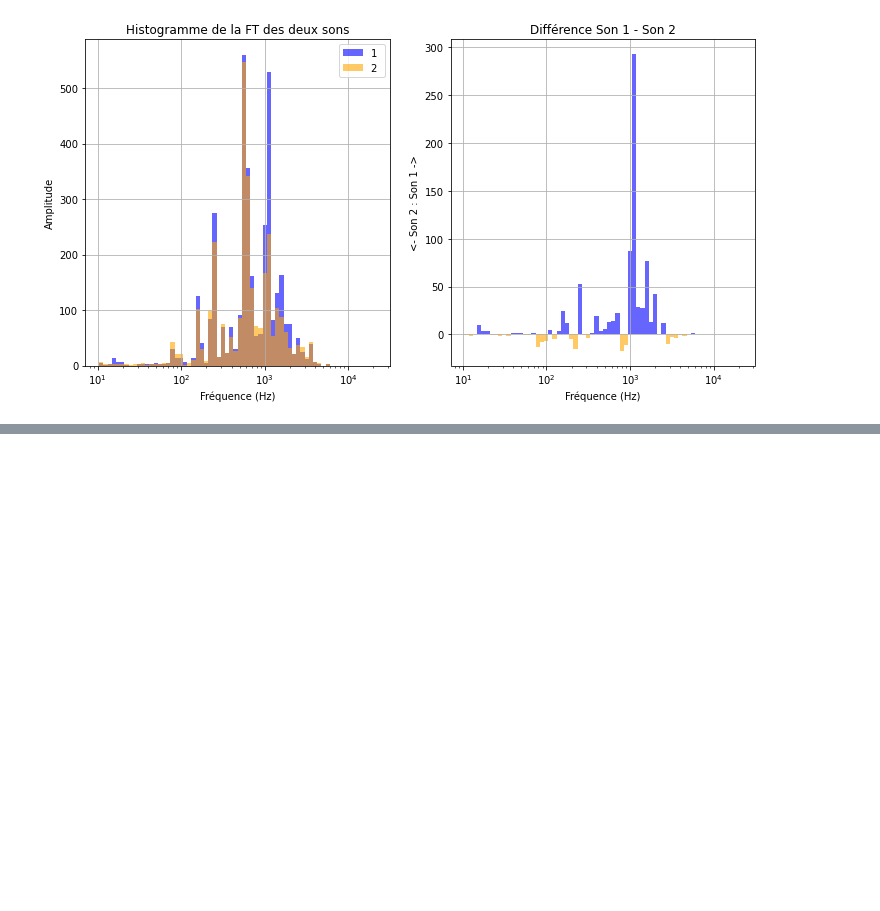
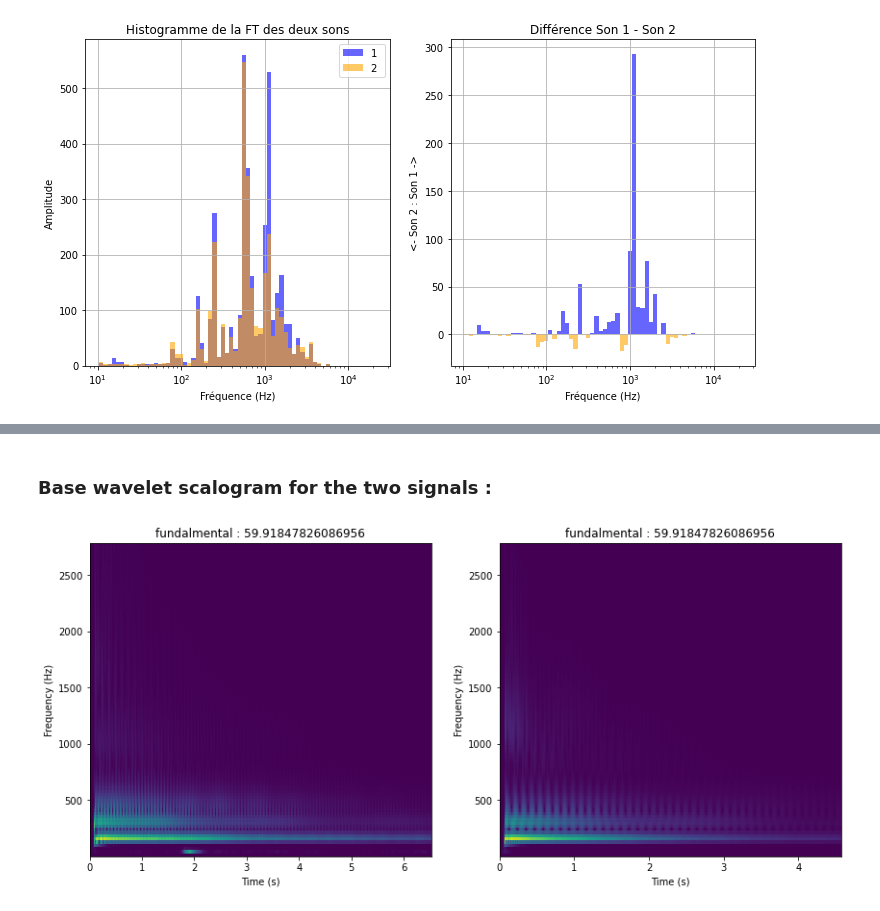
Before and after one commit to olivecha/guitarsounds, a Jupyter notebook: Spectro_diff.ipynb, the cells around one changed output, grey strips where cells are left out. Cells and saved outputs as stored; diff of their text form; code cells hidden in the pictures; blank space fills up the shorter version.

```diff
--- a/Spectro_diff.ipynb
+++ b/Spectro_diff.ipynb
@@ -54,0 +87,49 @@ guit.fft_diff(S1, S2, fraction=6)
+# %%
+Sound1 = Sound('soundfiles/Carbon_D0_2.wav')
+Sound2 = Sound('soundfiles/Wood_D0_2.wav')
+Sound1.condition()
+Sound2.condition()
+# %% [markdown]
+### Base wavelet scalogram for the two signals :
+# %%
+fs = Sound1.signal.sr
+
+# Extract nominal values from signal
+freqs = np.linspace(1, fs/8, 99)
+delta = freqs[1] - freqs[0]
+
+# Wavelet function parameter
+w = 5
+
+# Wavelet parameters
+widths2 = w*fs / (2*freqs*np.pi)
+
+# Computing the wavelet scalogram
+CWT1 = sig.cwt(Sound1.signal.signal, sig.morlet2, widths2)
+CWT2 = sig.cwt(Sound2.signal.signal, sig.morlet2, widths2)
+
+# Slicing the time vector
+index1 = int(CWT1.shape[1]//2)
+indey1 = int(CWT1.shape[0]//1)
+index2 = int(CWT2.shape[1]//2)
+indey2 = int(CWT1.shape[0]//1)
+
+# Adding 1 sample to freqs
+freqs = np.append(freqs, freqs[-1] + delta)
+
+# plot
+plt.figure(figsize = (14,6))
+plt.subplot(1,2,1)
+Z =  np.abs(CWT1)[:indey1, :index1]
+plt.pcolormesh(time1[:index1+1], freqs[:indey1+1], Z)
+plt.title('fundalmental : ' + str(Sound1.fundamental))
+plt.ylabel('Frequency (Hz)')
+plt.xlabel('Time (s)')
+plt.subplot(1,2,2)
+plt.pcolormesh(time2[:index2+1], freqs[:indey2+1], np.abs(CWT2)[:indey2, :index2], shading="flat")
+plt.title('fundalmental : ' + str(Sound2.fundamental))
+plt.ylabel('Frequency (Hz)')
+plt.xlabel('Time (s)')
+plt.show()
+# %% [output]
+[figure, added]
```
Also changed, not shown: parts of 20 cells of this notebook, 3 other files.
